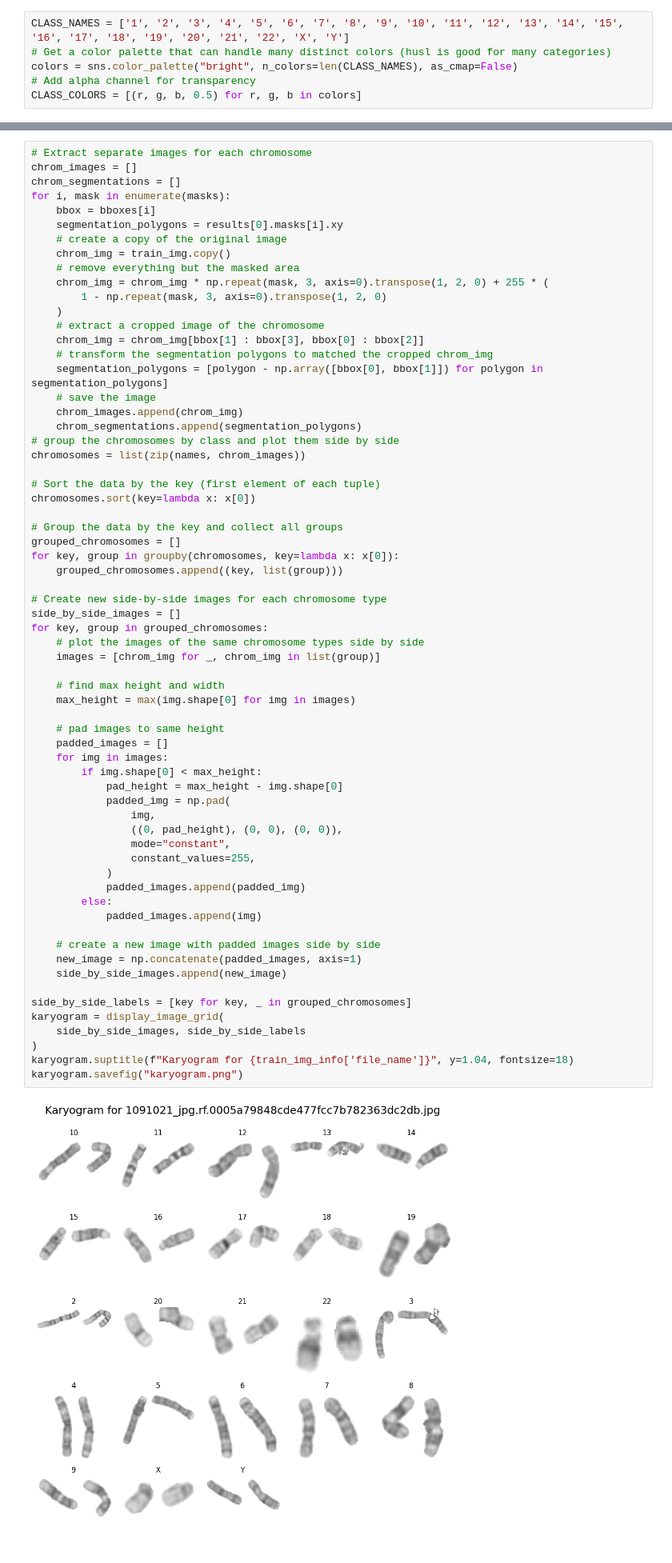
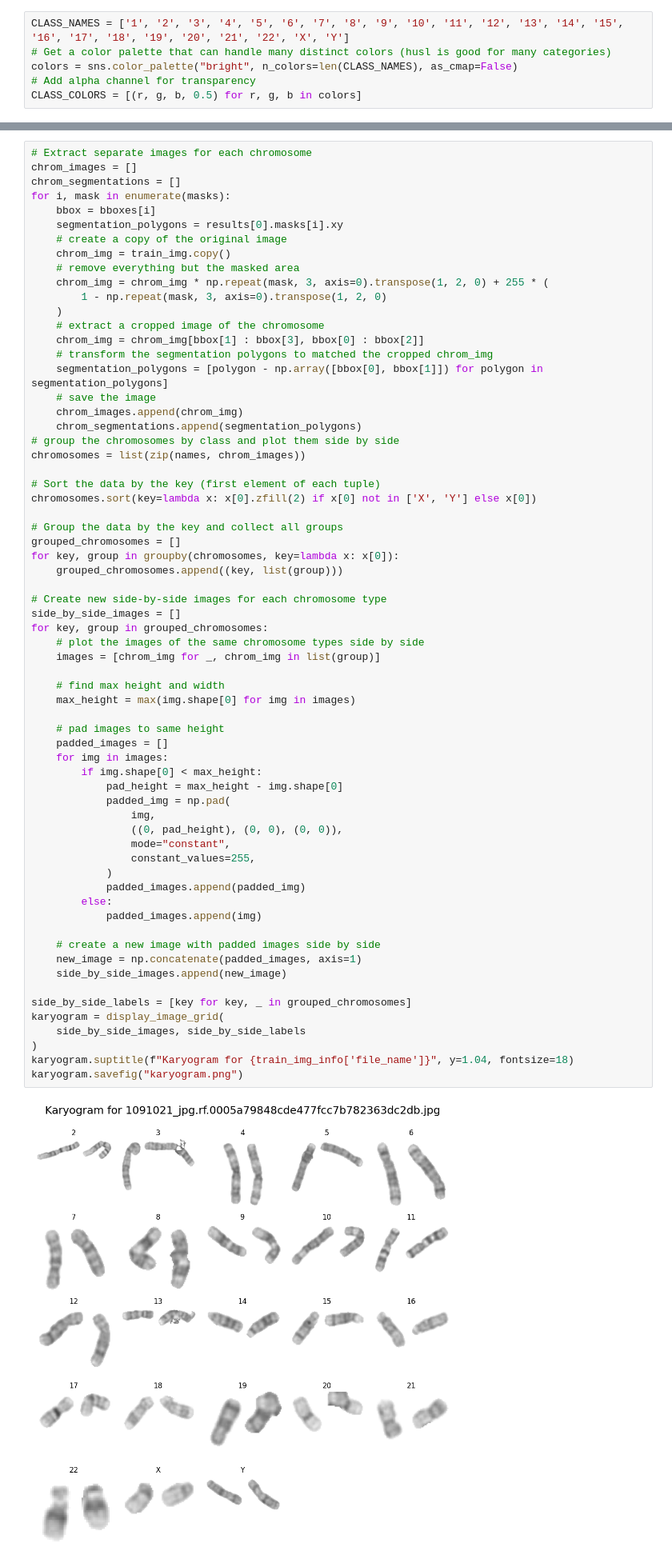
Before and after one commit to kurisu/automated_cytogenetics, a Jupyter notebook: segmentation_and_karygram_analysis.ipynb, the cells around one changed output, grey strips where cells are left out. Shown at 80% size. Drawn from its saved outputs; the diff is of its cells as text.

```diff
--- a/segmentation_and_karygram_analysis.ipynb
+++ b/segmentation_and_karygram_analysis.ipynb
@@ -237,7 +237,7 @@ for i, mask in enumerate(masks):
 chromosomes = list(zip(names, chrom_images))
 
 # Sort the data by the key (first element of each tuple)
-chromosomes.sort(key=lambda x: x[0])
+chromosomes.sort(key=lambda x: x[0].zfill(2) if x[0] not in ['X', 'Y'] else x[0])
 
 # Group the data by the key and collect all groups
 grouped_chromosomes = []
@@ -252,31 +252,31 @@ for key, group in grouped_chromosomes:
 
     # find max height and width
     max_height = max(img.shape[0] for img in images)
 
     # pad images to same height
     padded_images = []
     for img in images:
         if img.shape[0] < max_height:
             pad_height = max_height - img.shape[0]
             padded_img = np.pad(
                 img,
                 ((0, pad_height), (0, 0), (0, 0)),
                 mode="constant",
                 constant_values=255,
             )
             padded_images.append(padded_img)
         else:
             padded_images.append(img)
 
     # create a new image with padded images side by side
     new_image = np.concatenate(padded_images, axis=1)
     side_by_side_images.append(new_image)
 
 side_by_side_labels = [key for key, _ in grouped_chromosomes]
 karyogram = display_image_grid(
     side_by_side_images, side_by_side_labels
 )
 karyogram.suptitle(f"Karyogram for {train_img_info['file_name']}", y=1.04, fontsize=18)
 karyogram.savefig("karyogram.png")
 # %% [output]
-[figure, old version]
+[figure, new version]
```
Also changed, not shown: parts of 3 cells of this notebook, 21 other files.
